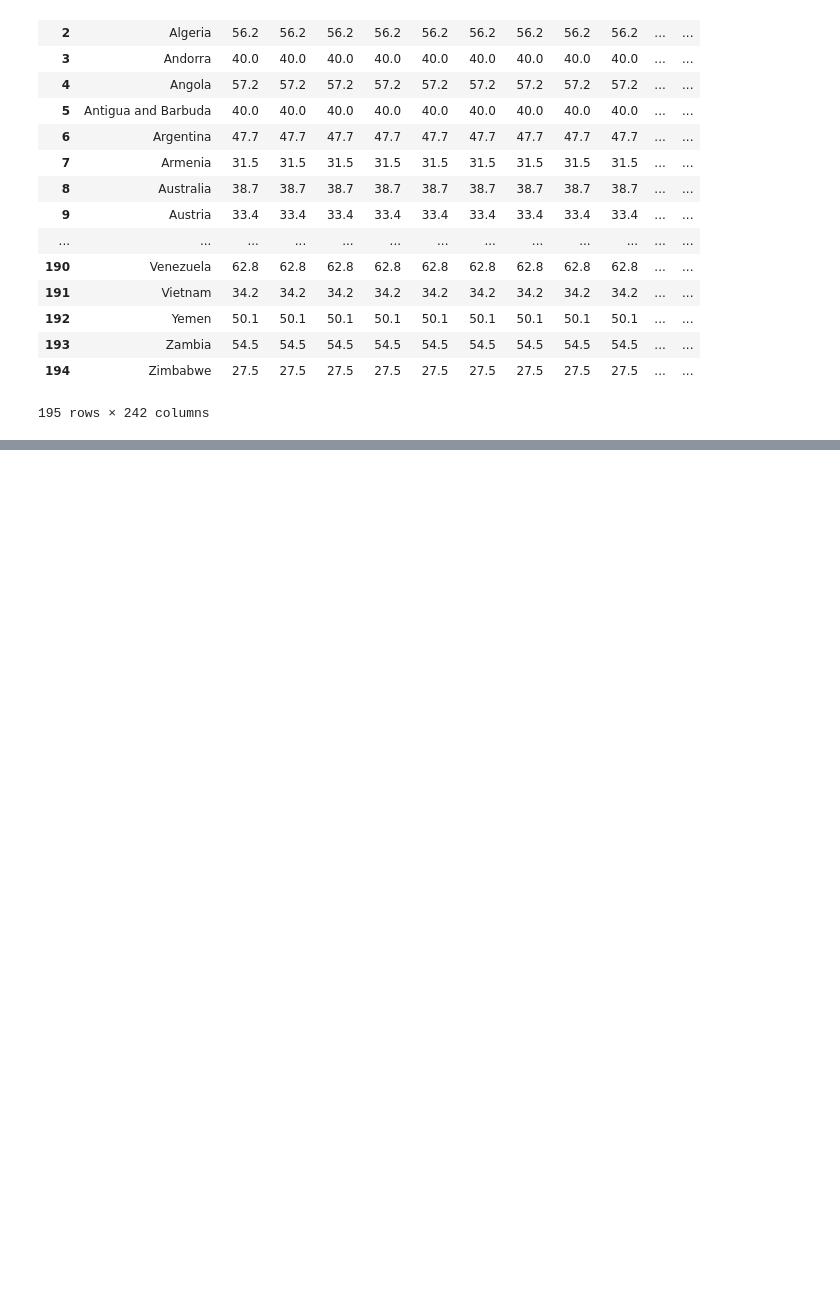
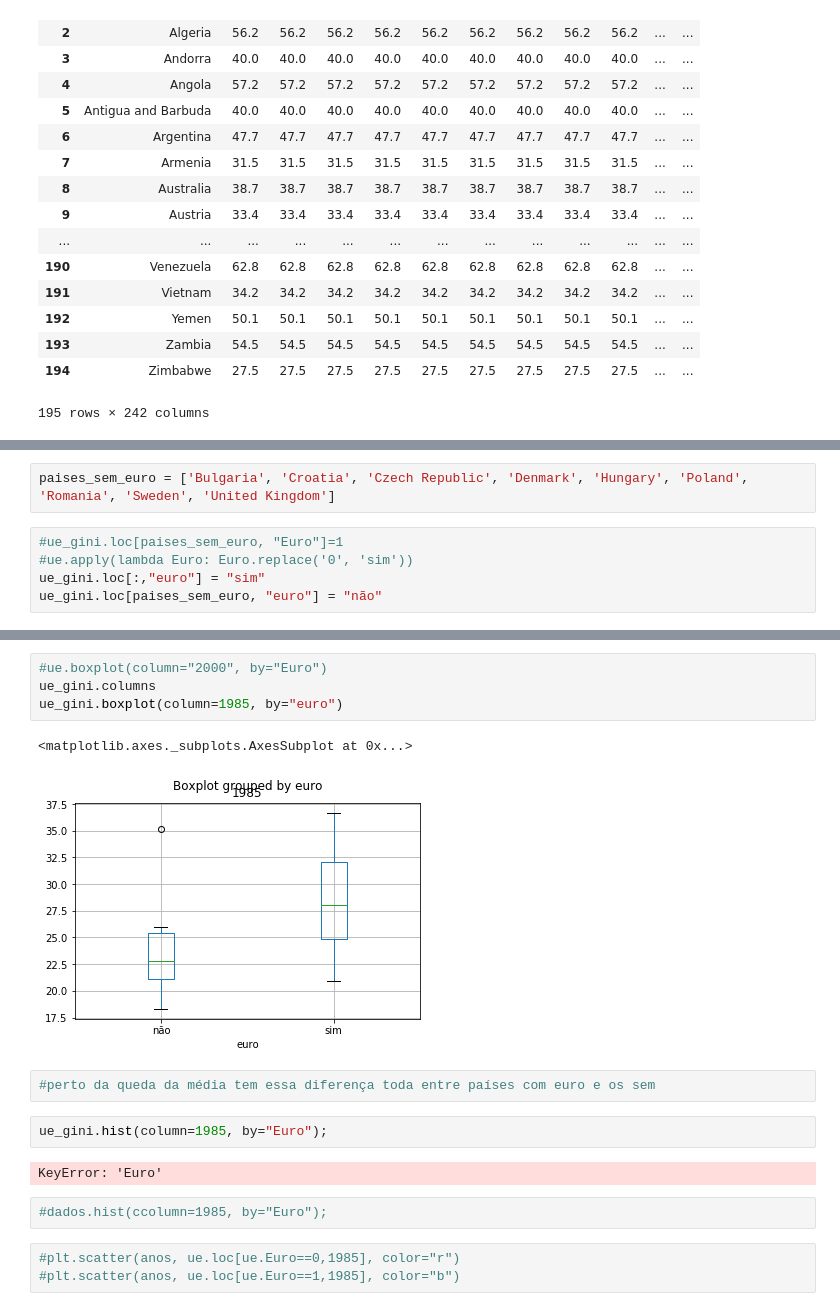
Before and after one commit to larissaos/Projeto1_ciencia_dados, a Jupyter notebook: Larissa_Projeto1.ipynb, the cells around one changed output, grey strips where cells are left out. Drawn from its saved outputs; the diff is of its cells as text; blank space fills up the shorter version.

```diff
--- a/Larissa_Projeto1.ipynb
+++ b/Larissa_Projeto1.ipynb
@@ -96,0 +131,7 @@ ue
+# %%
+paises_sem_euro = ['Bulgaria', 'Croatia', 'Czech Republic', 'Denmark', 'Hungary', 'Poland', 'Romania', 'Sweden', 'United Kingdom']
+# %%
+#ue_gini.loc[paises_sem_euro, "Euro"]=1
+#ue.apply(lambda Euro: Euro.replace('0', 'sim'))
+ue_gini.loc[:,"euro"] = "sim"
+ue_gini.loc[paises_sem_euro, "euro"] = "não"
@@ -96,0 +159,18 @@ ue
+# %%
+#ue.boxplot(column="2000", by="Euro")
+ue_gini.columns
+ue_gini.boxplot(column=1985, by="euro")
+# %% [output]
+<matplotlib.axes._subplots.AxesSubplot at 0x...>
+[figure, added]
+# %%
+#perto da queda da média tem essa diferença toda entre países com euro e os sem
+# %%
+ue_gini.hist(column=1985, by="Euro");
+# %% [output]
+KeyError: 'Euro'
+# %%
+#dados.hist(ccolumn=1985, by="Euro");
+# %%
+#plt.scatter(anos, ue.loc[ue.Euro==0,1985], color="r")
+#plt.scatter(anos, ue.loc[ue.Euro==1,1985], color="b")
```
Also changed, not shown: parts of 14 cells of this notebook.
